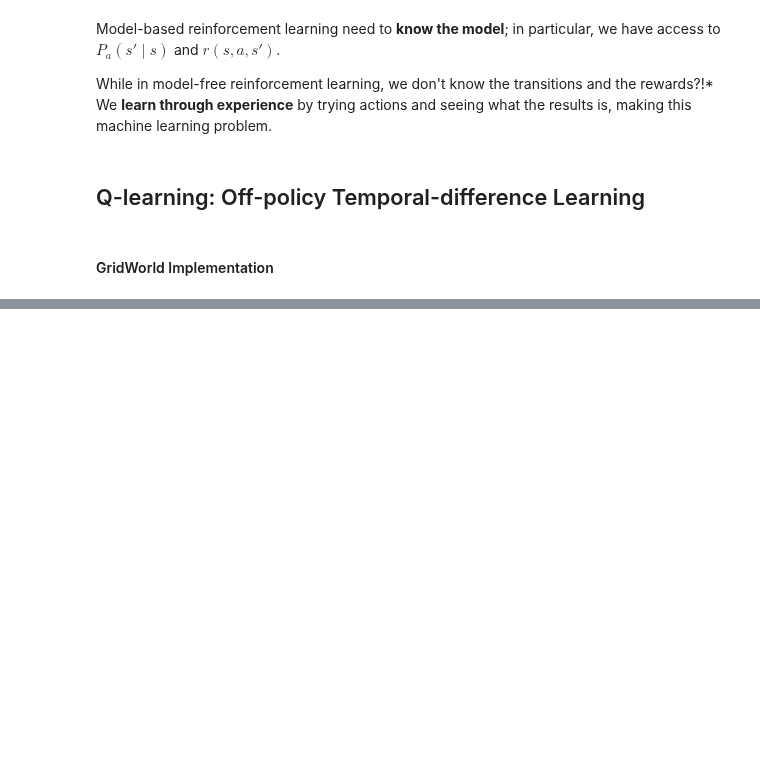
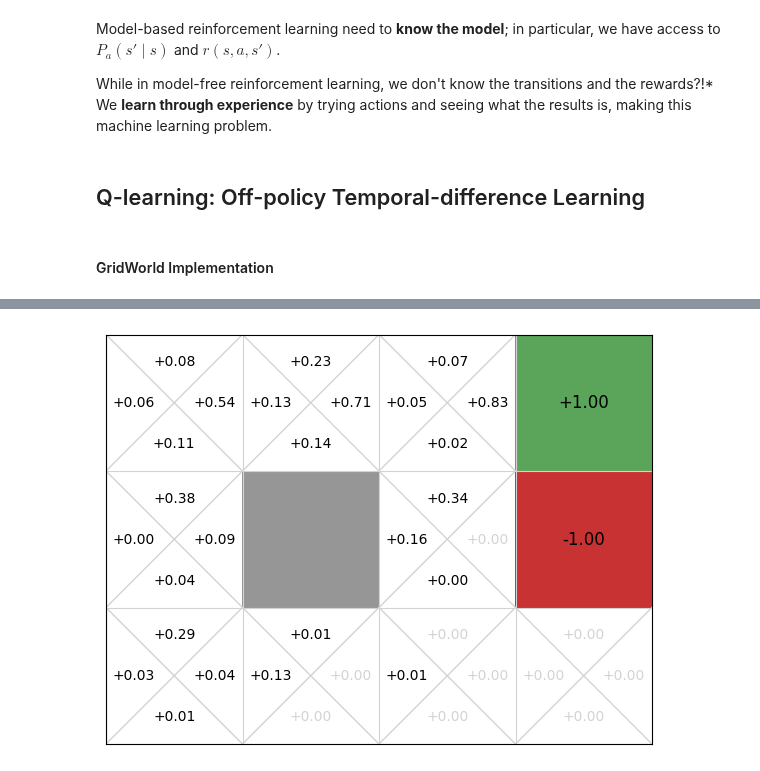
Before and after one commit to yshenbj/rl, a Jupyter notebook: rl_tutorial/temporal_difference.ipynb, the cells around one changed output, grey strips where cells are left out. Cells and saved outputs as stored; diff of their text form; code cells hidden in the pictures; blank space fills up the shorter version.

```diff
--- a/rl_tutorial/temporal_difference.ipynb
+++ b/rl_tutorial/temporal_difference.ipynb
@@ -1193,0 +1225,11 @@ NameError: name 'Qpolicy' is not defined
+# %%
+class SARSA(TemporalDifferenceLearner):
+    def state_value(self, state, action):
+        return self.qfunction.get_q_value(state, action)
+# %%
+gridworld = GridWorld()
+qfunction = QTable()
+SARSA(gridworld, EpsilonGreedy(), qfunction).execute(episodes=100)
+gridworld.visualise_q_function(qfunction)
+# %% [output]
+[figure, added]
```
Also changed, not shown: parts of 40 cells of this notebook, 2 other files.
